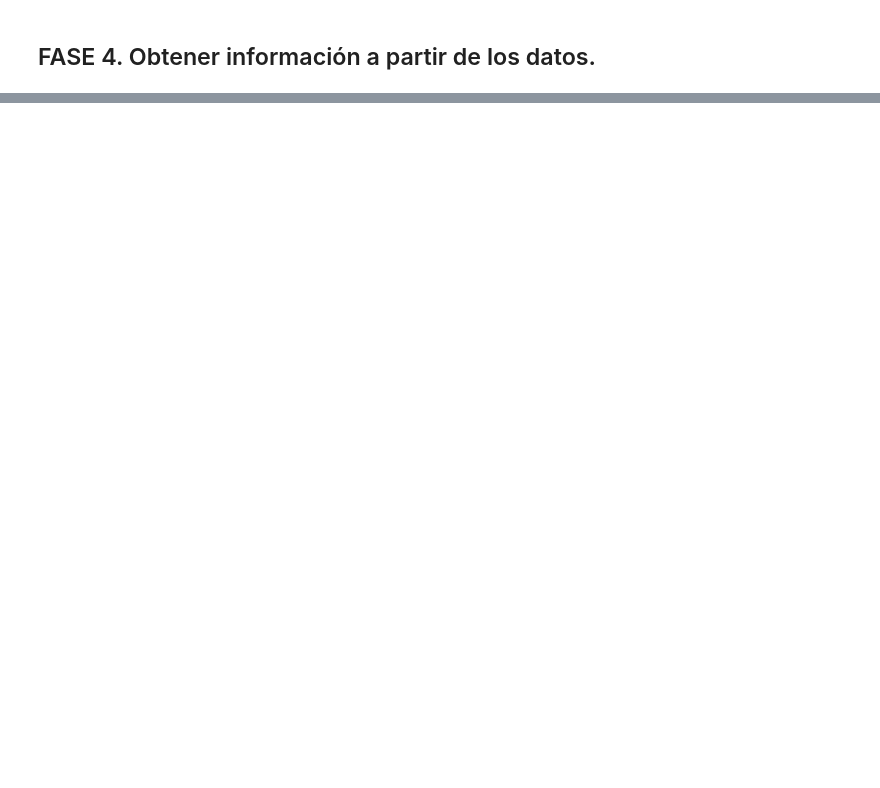
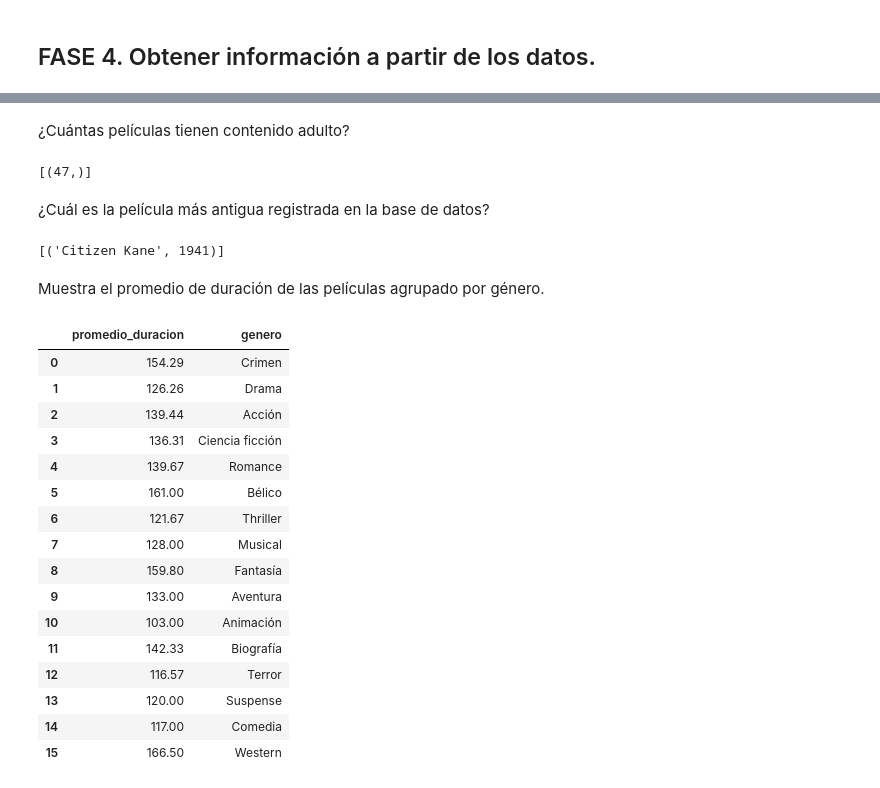
Before and after one commit to Adalab/bda-modulo-2-evaluacion-final-LauraBove, a Jupyter notebook: ejercicio1.ipynb, the cells around one changed output, grey strips where cells are left out. Drawn from its saved outputs; the diff is of its cells as text; code cells hidden in the pictures; blank space fills up the shorter version.

```diff
--- a/ejercicio1.ipynb
+++ b/ejercicio1.ipynb
@@ -170,2 +179,15 @@ print(f"{mycursor.rowcount} registros insertados")
 # %% [markdown]
 ## FASE 4. Obtener información a partir de los datos.
+# %%
+# Si hemos cerrado la connexion con SQL annteriormente. Ahora debemos iniciarla de nuevo ---> Se deberá modificar el password acorde con el del usuario que ejecute el codigo.
+# Dado que hemos creado el Database en el apartado anterior. podemos ya abrir
+try:
+    cnx = mysql.connector.connect(
+        host='127.0.0.1',
+        user='root',
+        password='AlumnaAdalab',
+        database = 'films_ejercicio_2'
+    )
+    print('Conexión exitosa')
+except Error as e:
+    print('Error al conectar:', e)
@@ -171,0 +225,57 @@ print(f"{mycursor.rowcount} registros insertados")
+# %% [markdown]
+¿Cuántas películas tienen contenido adulto?
+# %%
+query = """
+SELECT COUNT(*)
+FROM films
+WHERE adultos = 1;
+"""
+mycursor.execute(query)
+results_duracion = mycursor.fetchall()
+results_duracion
+# %% [output]
+[(47,)]
+# %% [markdown]
+¿Cuál es la película más antigua registrada en la base de datos?
+# %%
+query = """
+SELECT titulo, año
+FROM films
+ORDER BY año
+LIMIT 1
+"""
+mycursor.execute(query)
+results_duracion = mycursor.fetchall()
+results_duracion
+# %% [output]
+[('Citizen Kane', 1941)]
+# %% [markdown]
+Muestra el promedio de duración de las películas agrupado por género.
+# %%
+query = """
+SELECT ROUND(AVG(duracion),2) AS promedio_duracion, genero
+FROM films
+GROUP BY genero;
+"""
+
+#En este caso muestro el resultado en un data frame asi vemos las columnas y sus cabeceras
+df = pd.read_sql(query, cnx)
+df
+# %% [output]
+|  | promedio_duracion | genero |
+| 0 | 154.29 | Crimen |
+| 1 | 126.26 | Drama |
+| 2 | 139.44 | Acción |
+| 3 | 136.31 | Ciencia ficción |
+| 4 | 139.67 | Romance |
+| 5 | 161.00 | Bélico |
+| 6 | 121.67 | Thriller |
+| 7 | 128.00 | Musical |
+| 8 | 159.80 | Fantasía |
+| 9 | 133.00 | Aventura |
+| 10 | 103.00 | Animación |
+| 11 | 142.33 | Biografía |
+| 12 | 116.57 | Terror |
+| 13 | 120.00 | Suspense |
+| 14 | 117.00 | Comedia |
+| 15 | 166.50 | Western |
```
Also changed, not shown: parts of 24 cells of this notebook.
